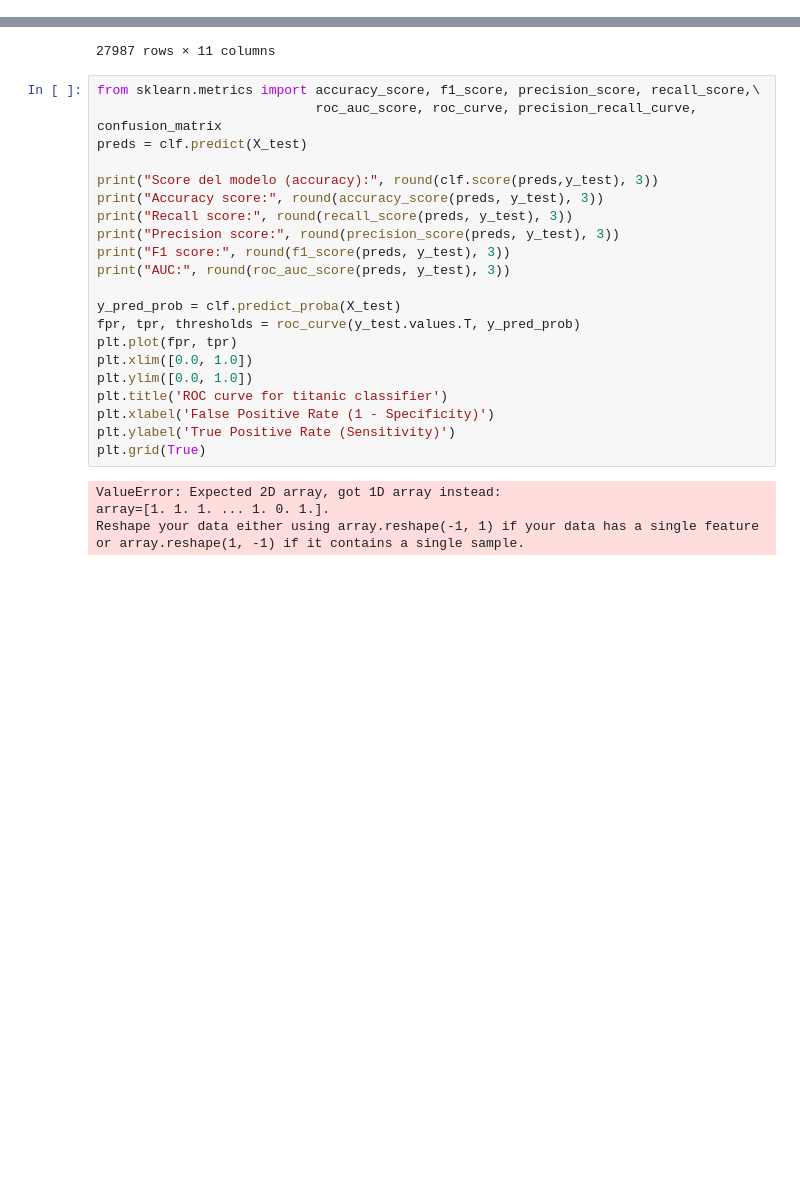
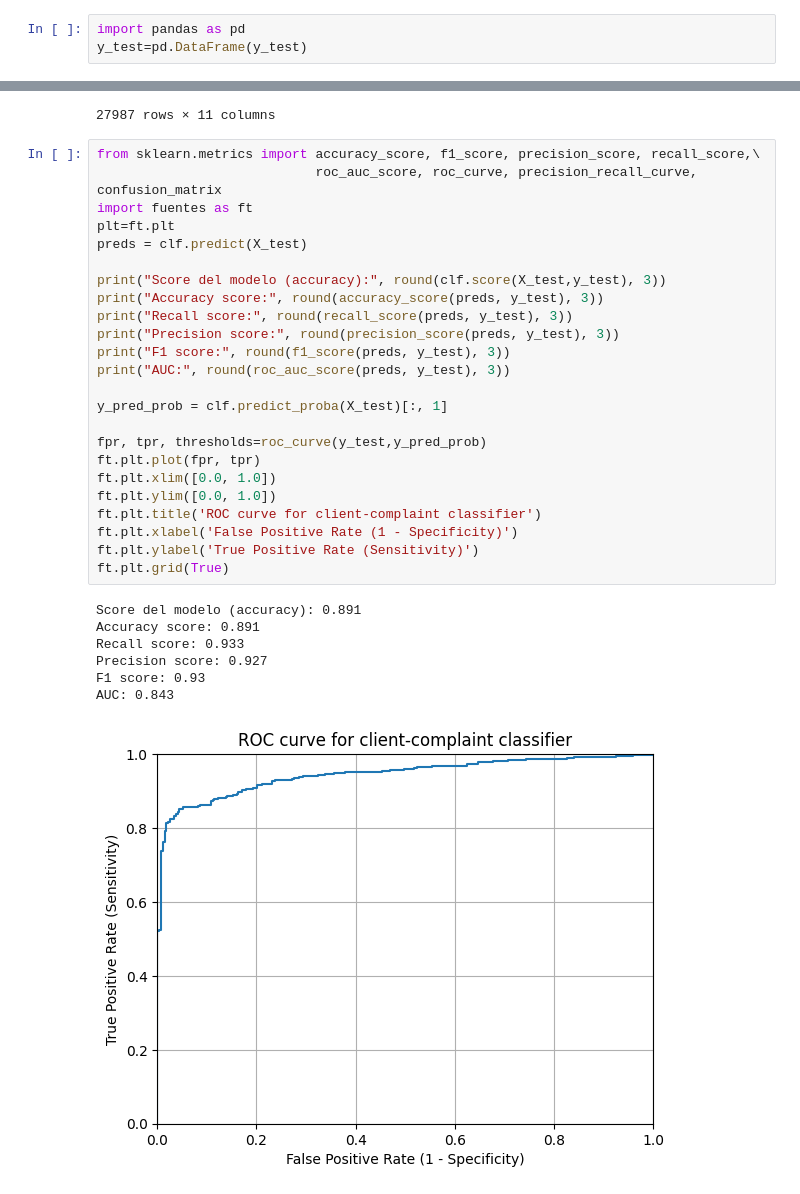
Before and after one commit to velaz589/proyecto_fiinal1, a Jupyter notebook: notebooks/03_Entrenamiento_Evaluacion.ipynb, the cells around one changed output, grey strips where cells are left out. Drawn from its saved outputs; the diff is of its cells as text; blank space fills up the shorter version.

```diff
--- a/notebooks/03_Entrenamiento_Evaluacion.ipynb
+++ b/notebooks/03_Entrenamiento_Evaluacion.ipynb
@@ -424,0 +427,3 @@ np.float64(0.8760461344071213)
+# %%
+import pandas as pd
+y_test=pd.DataFrame(y_test)
@@ -456,25 +492,32 @@ pc.transform(id=True)[0]
 # %%
 from sklearn.metrics import accuracy_score, f1_score, precision_score, recall_score,\
                             roc_auc_score, roc_curve, precision_recall_curve, confusion_matrix
+import fuentes as ft
+plt=ft.plt
 preds = clf.predict(X_test)
 
-print("Score del modelo (accuracy):", round(clf.score(preds,y_test), 3))
+print("Score del modelo (accuracy):", round(clf.score(X_test,y_test), 3))
 print("Accuracy score:", round(accuracy_score(preds, y_test), 3))
 print("Recall score:", round(recall_score(preds, y_test), 3))
 print("Precision score:", round(precision_score(preds, y_test), 3))
 print("F1 score:", round(f1_score(preds, y_test), 3))
 print("AUC:", round(roc_auc_score(preds, y_test), 3))
 
-y_pred_prob = clf.predict_proba(X_test)
-fpr, tpr, thresholds = roc_curve(y_test.values.T, y_pred_prob)
-plt.plot(fpr, tpr)
-plt.xlim([0.0, 1.0])
-plt.ylim([0.0, 1.0])
-plt.title('ROC curve for titanic classifier')
-plt.xlabel('False Positive Rate (1 - Specificity)')
-plt.ylabel('True Positive Rate (Sensitivity)')
-plt.grid(True)
+y_pred_prob = clf.predict_proba(X_test)[:, 1]
+
+fpr, tpr, thresholds=roc_curve(y_test,y_pred_prob)
+ft.plt.plot(fpr, tpr)
+ft.plt.xlim([0.0, 1.0])
+ft.plt.ylim([0.0, 1.0])
+ft.plt.title('ROC curve for client-complaint classifier')
+ft.plt.xlabel('False Positive Rate (1 - Specificity)')
+ft.plt.ylabel('True Positive Rate (Sensitivity)')
+ft.plt.grid(True)
 # %% [output]
-ValueError: Expected 2D array, got 1D array instead:
-array=[1. 1. 1. ... 1. 0. 1.].
-Reshape your data either using array.reshape(-1, 1) if your data has a single feature or array.reshape(1, -1) if it contains a single sample.
+Score del modelo (accuracy): 0.891
+Accuracy score: 0.891
+Recall score: 0.933
+Precision score: 0.927
+F1 score: 0.93
+AUC: 0.843
+[figure, added]
```
Also changed, not shown: parts of 8 cells of this notebook, 2 other files.
